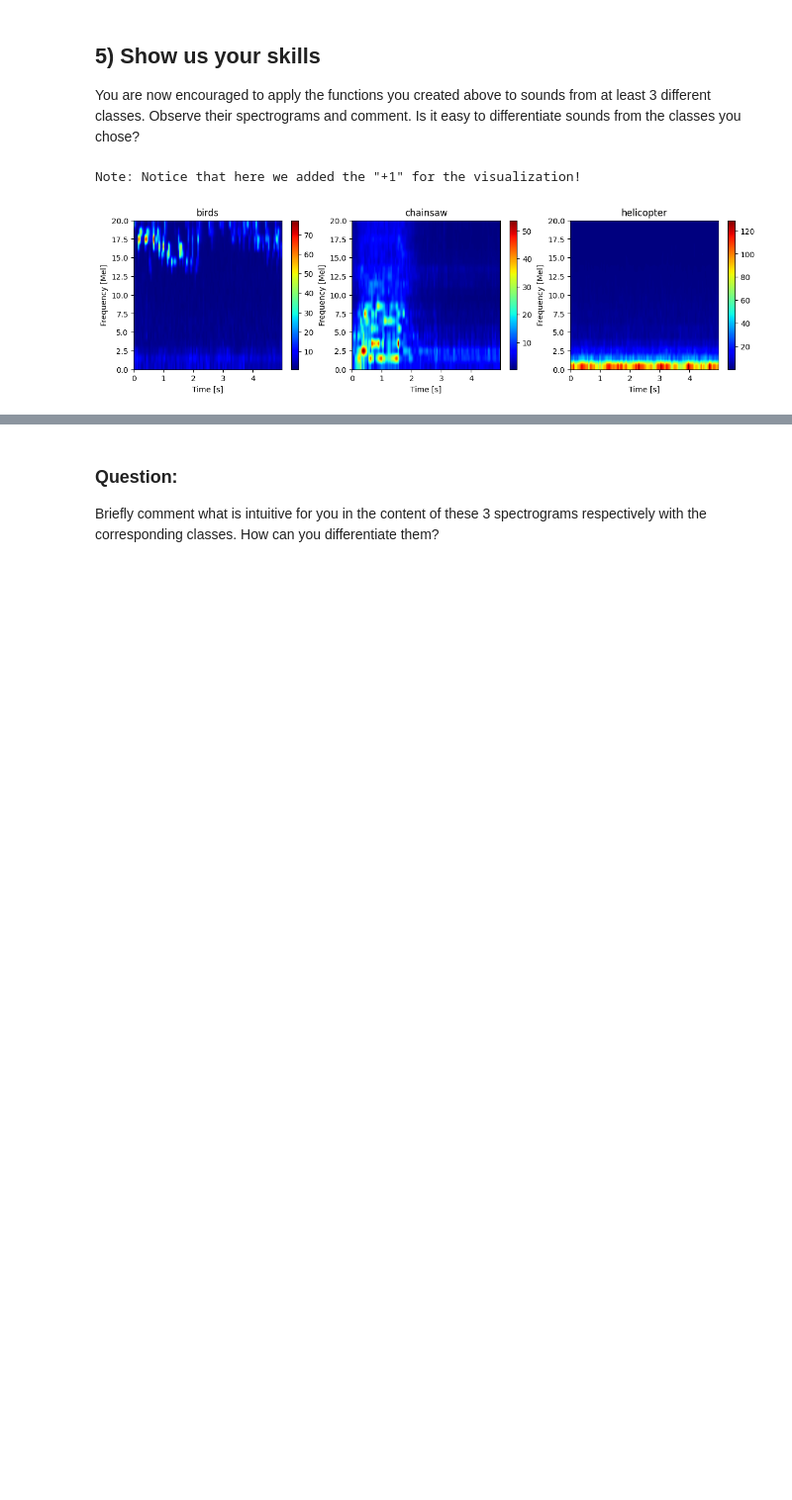
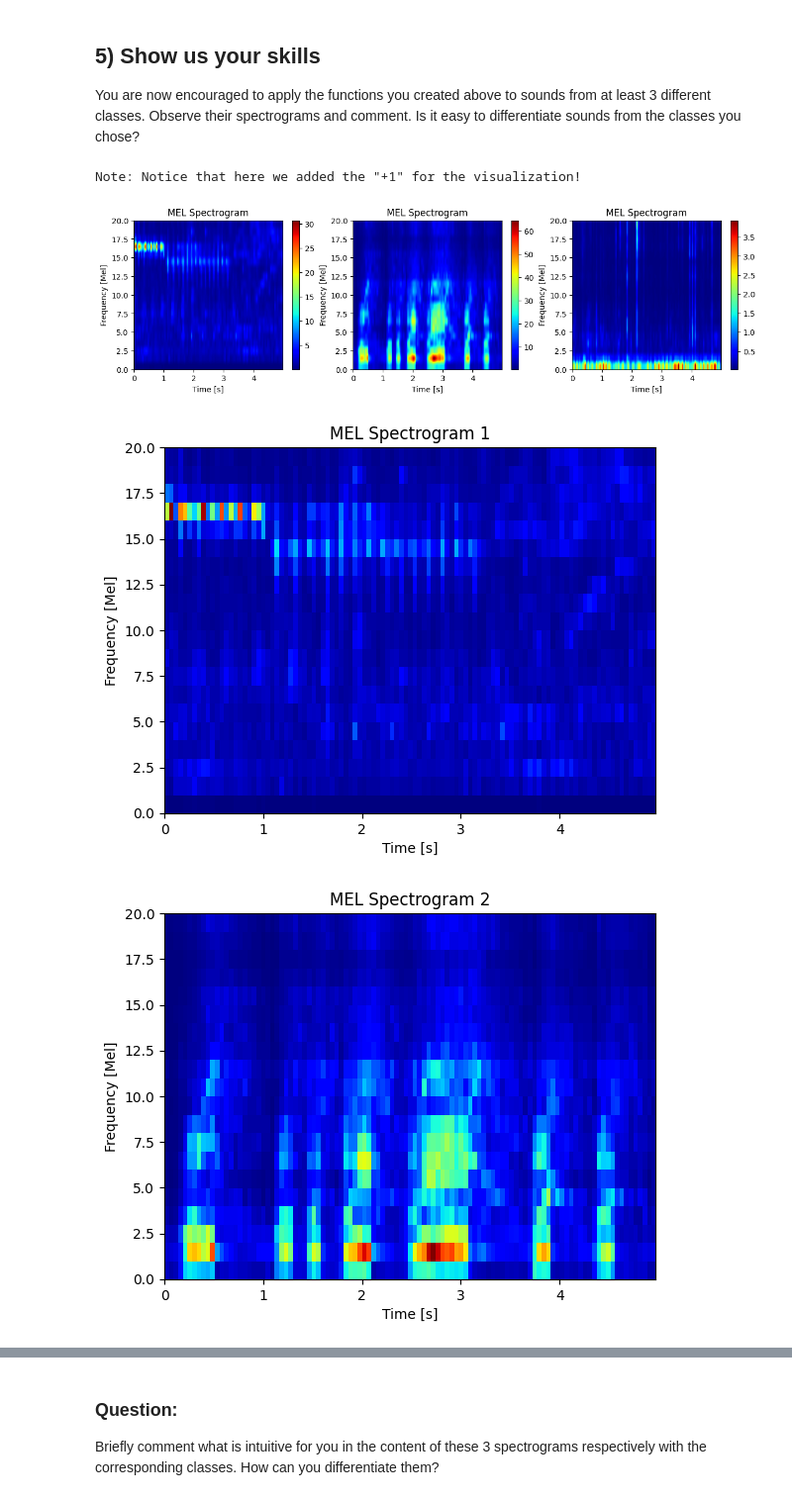
Before and after one commit to CamilleCl/lelec210X_GroupeF, a Jupyter notebook: classification/hands_on_feature_vectors.ipynb, the cells around one changed output, grey strips where cells are left out. Shown at 99% size. Cells and saved outputs as stored; diff of their text form; code cells hidden in the pictures; blank space fills up the shorter version.

```diff
--- a/classification/hands_on_feature_vectors.ipynb
+++ b/classification/hands_on_feature_vectors.ipynb
@@ -408,35 +446,60 @@ You are now encouraged to apply the functions you created above to sounds from a
 # %%
 ### TO COMPLETE
 ### Choose 3 sounds from different classes to observe how their mel spectrograms differ
-sound1 = dataset["birds",1]
-sound2 = dataset["chainsaw", 4]
-sound3 = dataset["helicopter", 8]
+sound1 = dataset["birds",0]
+sound2 = dataset["chainsaw", 2]
+sound3 = dataset["fire", 7]
+
+sound1 = "/home/julien/Documents/LELEC2102/lelec210X_GroupeF/classification/src/classification/datasets/soundfiles/birds_0.wav"
+sound2 = "/home/julien/Documents/LELEC2102/lelec210X_GroupeF/classification/src/classification/datasets/soundfiles/chainsaw_2.wav"
+sound3 = "/home/julien/Documents/LELEC2102/lelec210X_GroupeF/classification/src/classification/datasets/soundfiles/fire_7.wav"
 
 "Compute the melspecgrams"
 x1, _ = sf.read(sound1)
 x2, _ = sf.read(sound2)
 x3, _ = sf.read(sound3)
 melspec1 = melspecgram(x1)
 melspec2 = melspecgram(x2)
 melspec3 = melspecgram(x3)
 
 print('Note: Notice that here we added the "+1" for the visualization!')
 
 "Plot"
 fig = plt.figure(figsize=(12, 3))
 ax1 = fig.add_axes([0.0, 0.0, 0.28, 0.9])
 ax2 = fig.add_axes([0.33, 0.0, 0.28, 0.9])
 ax3 = fig.add_axes([0.66, 0.0, 0.28, 0.9])
+
 plot_specgram(
-    melspec1, ax=ax1, is_mel=True, title=get_cls_from_path(sound1), tf=len(y) / fs_down
+    melspec1, ax=ax1, is_mel=True, title="MEL Spectrogram", tf=len(y) / fs_down
 )
 plot_specgram(
-    melspec2, ax=ax2, is_mel=True, title=get_cls_from_path(sound2), tf=len(y) / fs_down
+    melspec2, ax=ax2, is_mel=True, title="MEL Spectrogram", tf=len(y) / fs_down
 )
 plot_specgram(
-    melspec3, ax=ax3, is_mel=True, title=get_cls_from_path(sound3), tf=len(y) / fs_down
+    melspec3, ax=ax3, is_mel=True, title="MEL Spectrogram", tf=len(y) / fs_down)
+
+plt.show()
+
+save_specgram(
+    melspec1, is_mel=True, title="MEL Spectrogram 1", tf=len(y) / fs_down
 )
+
 plt.show()
+
+save_specgram(
+    melspec2, is_mel=True, title="MEL Spectrogram 2", tf=len(y) / fs_down
+)
+
+plt.show()
+
+save_specgram(
+    melspec3, is_mel=True, title="MEL Spectrogram 3", tf=len(y) / fs_down
+)
+
+plt.show()
 # %% [output]
 Note: Notice that here we added the "+1" for the visualization!
-[figure, old version]
+[figure, new version]
+[figure, added]
+[figure, added]
```
Also changed, not shown: parts of 2 cells of this notebook, 4 other files.
